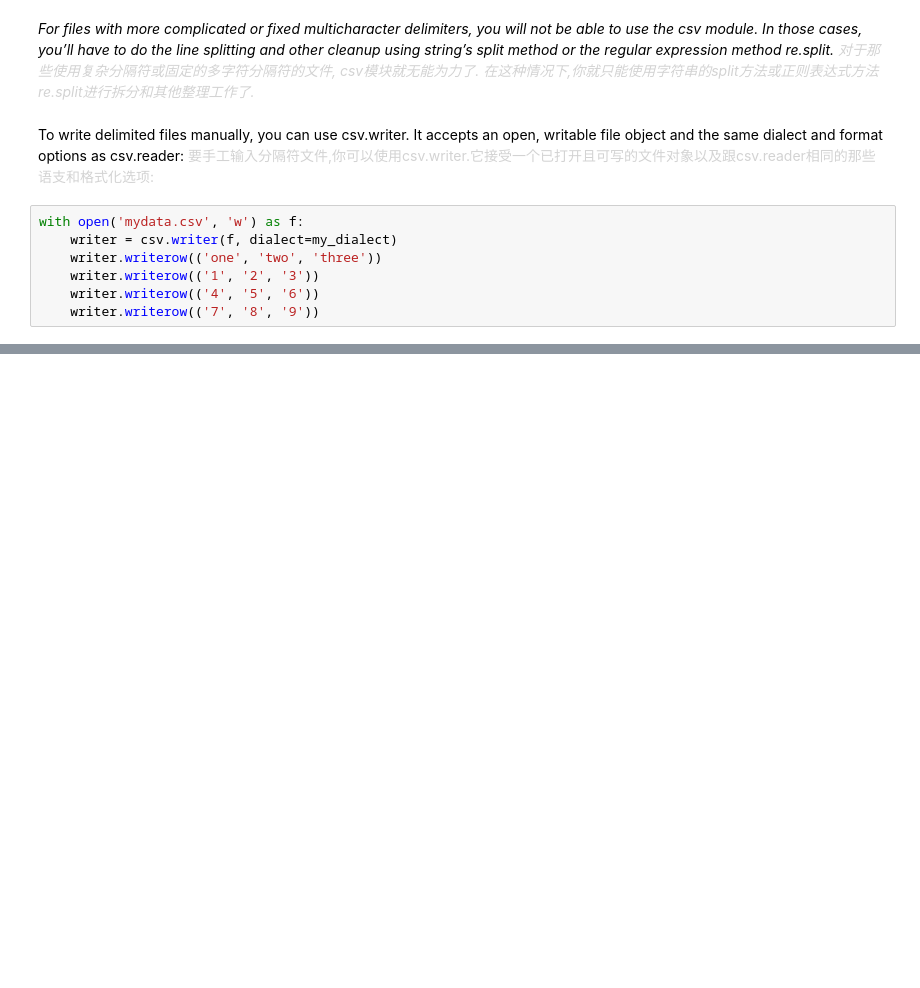
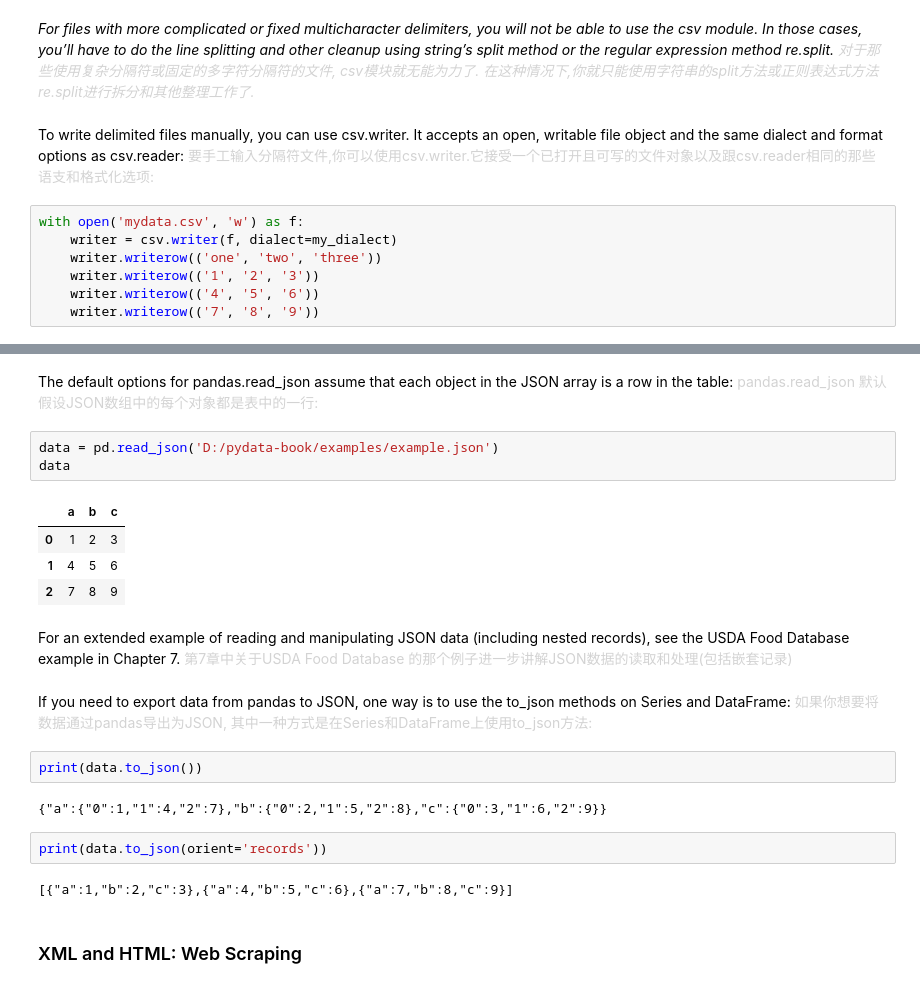
Before and after one commit to edenwzg/code, a Jupyter notebook: jupyter/Python for data analysis/Chapter 6. Data loading,Storage,and File Formats.ipynb, the cells around one changed output, grey strips where cells are left out. Drawn from its saved outputs; the diff is of its cells as text; blank space fills up the shorter version.

```diff
--- a/jupyter/Python for data analysis/Chapter 6. Data loading,Storage,and File Formats.ipynb
+++ b/jupyter/Python for data analysis/Chapter 6. Data loading,Storage,and File Formats.ipynb
@@ -709,0 +770,30 @@ with open('mydata.csv', 'w') as f:
+# %% [markdown]
+The default options for pandas.read_json assume that each object in the JSON array is a row in the table:
+<font color=LightGray>
+pandas.read_json 默认假设JSON数组中的每个对象都是表中的一行:
+# %%
+data = pd.read_json('D:/pydata-book/examples/example.json')
+data
+# %% [output]
+|  | a | b | c |
+| 0 | 1 | 2 | 3 |
+| 1 | 4 | 5 | 6 |
+| 2 | 7 | 8 | 9 |
+# %% [markdown]
+For an extended example of reading and manipulating JSON data (including nested records), see the USDA Food Database example in Chapter 7.
+<font color=LightGray>
+第7章中关于USDA Food Database 的那个例子进一步讲解JSON数据的读取和处理(包括嵌套记录)
+# %% [markdown]
+If you need to export data from pandas to JSON, one way is to use the to_json methods on Series and DataFrame:
+<font color=LightGray>
+如果你想要将数据通过pandas导出为JSON, 其中一种方式是在Series和DataFrame上使用to_json方法:
+# %%
+print(data.to_json())
+# %% [output]
+{"a":{"0":1,"1":4,"2":7},"b":{"0":2,"1":5,"2":8},"c":{"0":3,"1":6,"2":9}}
+# %%
+print(data.to_json(orient='records'))
+# %% [output]
+[{"a":1,"b":2,"c":3},{"a":4,"b":5,"c":6},{"a":7,"b":8,"c":9}]
+# %% [markdown]
+### XML and HTML: Web Scraping
```
Also changed, not shown: parts of 23 cells of this notebook.
